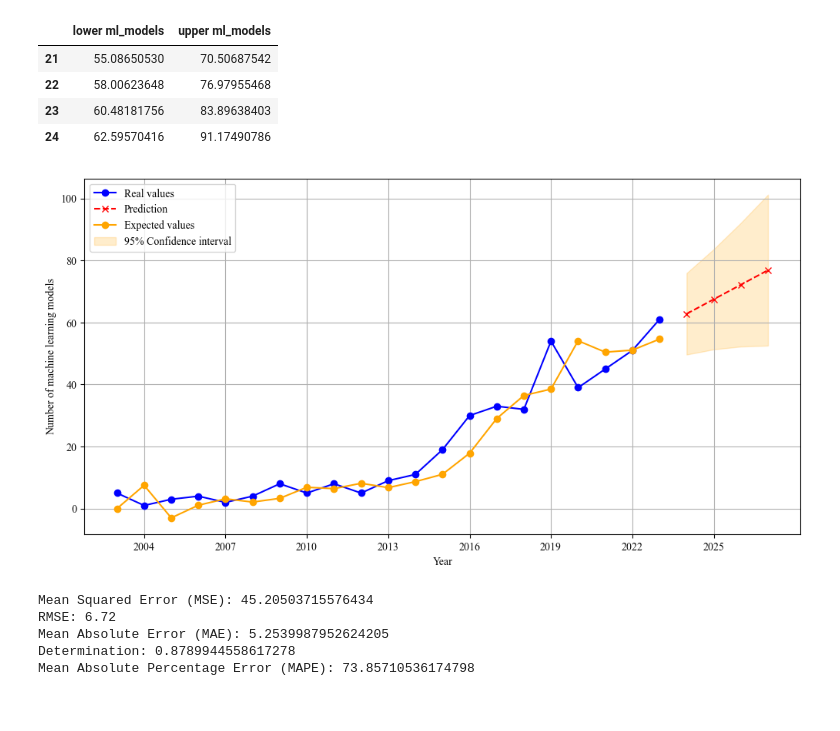
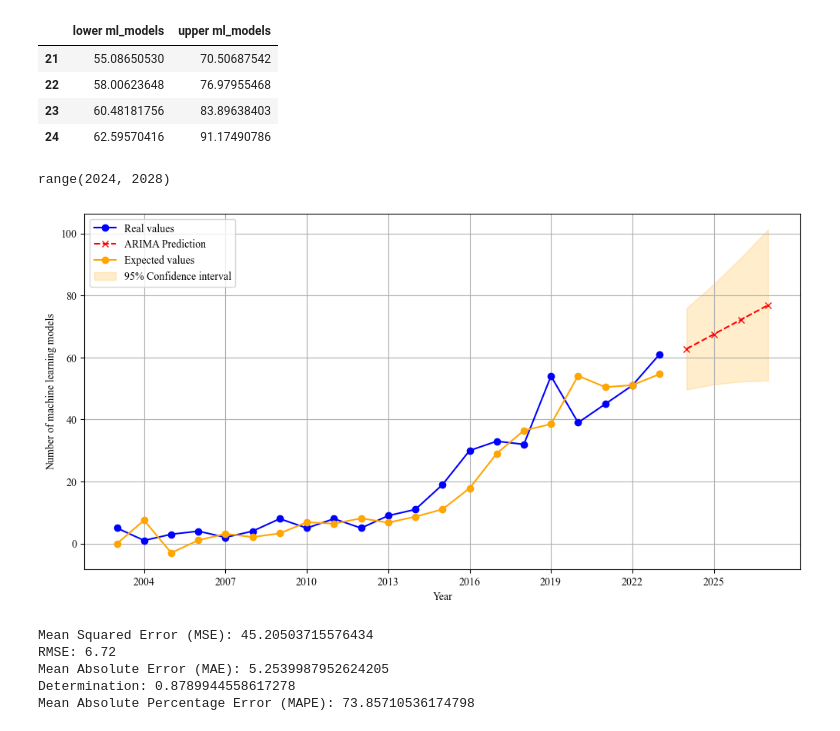
Before and after one commit to kacper22g/AI_prediction, a Jupyter notebook: notebooks/Prognoza_US.ipynb, the cells around one changed output. Saved outputs shown, nothing was run; the diff lists cells and outputs as text; code cells hidden in the pictures.

```diff
--- a/notebooks/Prognoza_US.ipynb
+++ b/notebooks/Prognoza_US.ipynb
@@ -39,7 +21,7 @@ from statsmodels.tsa.stattools import adfuller
 # %%
 plt.rcParams["font.family"] = "Times New Roman"
 # %%
-mpl.rcParams['font.size'] = 10
+plt.rcParams['font.size'] = 10
 # %%
 df = pd.read_excel('C:/JupyterLab/AI_prediction/data/raw/US_ml_models.xlsx')
 # %%
@@ -674,28 +601,32 @@ confidence_intervals
 | 22 | 58.00623648 | 76.97955468 |
 | 23 | 60.48181756 | 83.89638403 |
 | 24 | 62.59570416 | 91.17490786 |
+# %%
+forecast_index
+# %% [output]
+range(2024, 2028)
 # %%
 xticks_labels = df2.index.tolist()
 xticks_labels.extend(future_dates)
 xticks_filtered = [year for year in xticks_labels if year % 3 == 0]
 
 predicted=sarima.fit().predict();predicted
 
 plt.figure(figsize=(12, 6))
 plt.plot(df2['ml_models'], marker='o', color='blue', label='Real values')
-plt.plot(forecast_index, forecast.predicted_mean, marker='x', linestyle='--', color='red', label='Prediction')
+plt.plot(forecast_index, forecast.predicted_mean, marker='x', linestyle='--', color='red', label='ARIMA Prediction')
 plt.plot(predicted, marker='o', color='orange', label='Expected values')
-
 plt.fill_between(forecast_index, forecast.conf_int().iloc[:, 0], forecast.conf_int().iloc[:, 1],
                  color='orange', alpha=0.2, label='95% Confidence interval')
+
 plt.xlabel("Year")
 plt.ylabel('Number of machine learning models')
 plt.xticks(xticks_filtered)
 plt.legend()
 plt.grid(True)
 plt.show()
 # %% [output]
-[figure, old version]
+[figure, new version]
 # %%
 mse_ar = mean_squared_error(df2['ml_models'], predicted)
 rmse_ar = np.sqrt(mse_ar)
```
Also changed, not shown: parts of 23 cells of this notebook.
